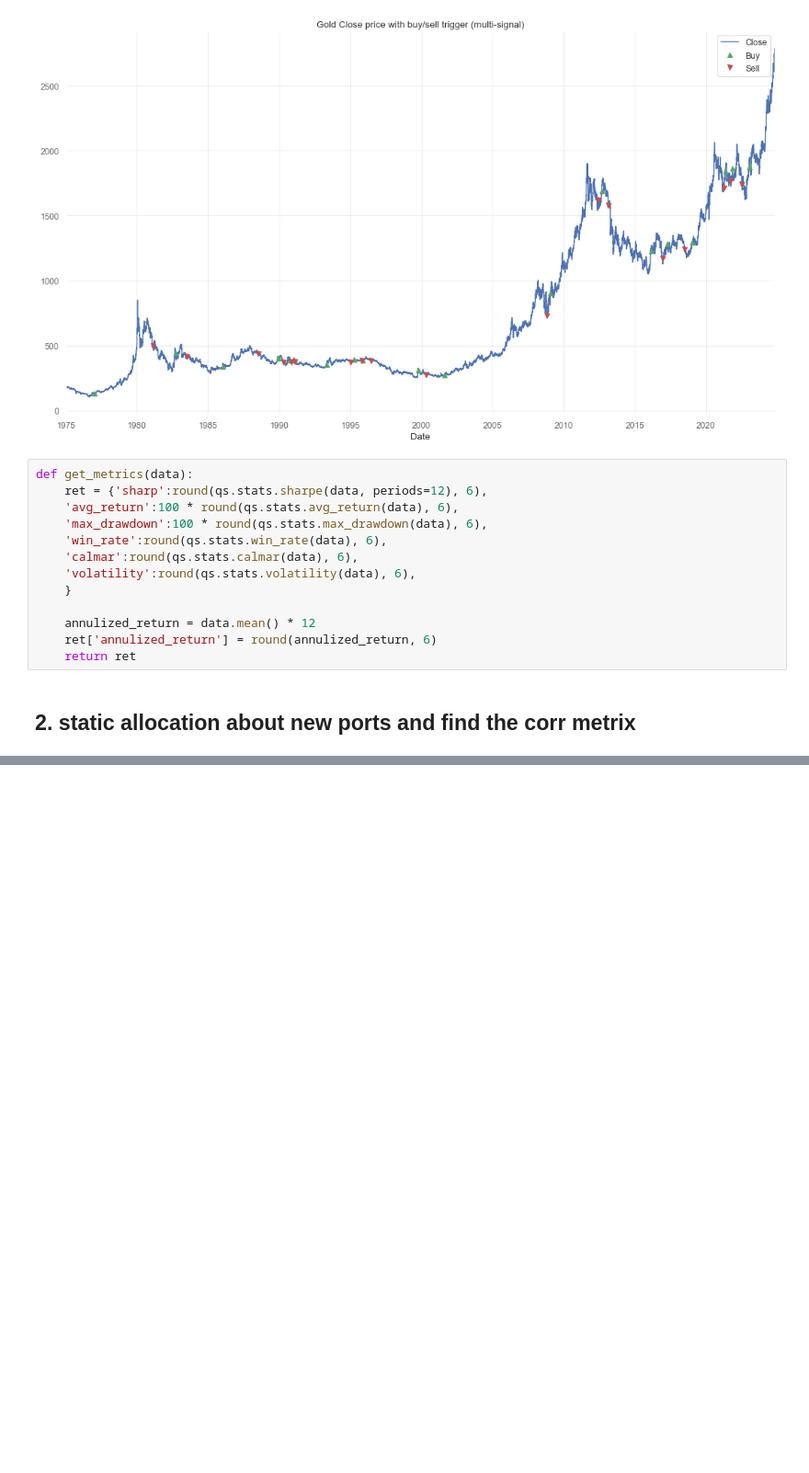
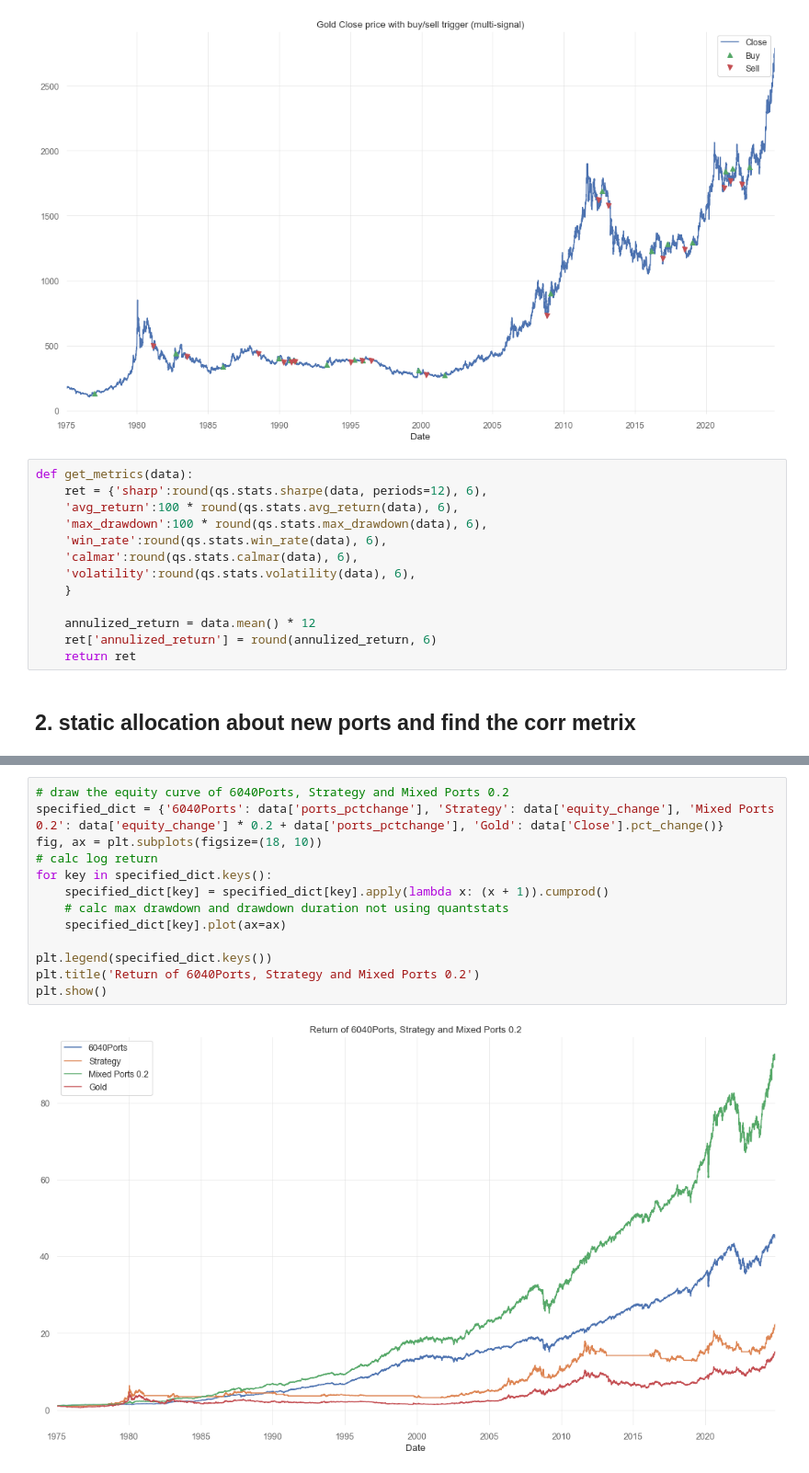
Before and after one commit to MarkAngeloMP/Low-Tide-Capital-Management, a Jupyter notebook: src/mixedanaylsis.ipynb, the cells around one changed output, grey strips where cells are left out. Shown: that part at 92% size. Drawn from its saved outputs; the diff is of its cells as text; blank space fills up the shorter version.

```diff
--- a/src/mixedanaylsis.ipynb
+++ b/src/mixedanaylsis.ipynb
@@ -96,3 +99,18 @@ metrics_df
+# %%
+# draw the equity curve of 6040Ports, Strategy and Mixed Ports 0.2
+specified_dict = {'6040Ports': data['ports_pctchange'], 'Strategy': data['equity_change'], 'Mixed Ports 0.2': data['equity_change'] * 0.2 + data['ports_pctchange'], 'Gold': data['Close'].pct_change()}
+fig, ax = plt.subplots(figsize=(18, 10))
+# calc log return
+for key in specified_dict.keys():
+    specified_dict[key] = specified_dict[key].apply(lambda x: (x + 1)).cumprod()
+    # calc max drawdown and drawdown duration not using quantstats
+    specified_dict[key].plot(ax=ax)
+
+plt.legend(specified_dict.keys())
+plt.title('Return of 6040Ports, Strategy and Mixed Ports 0.2')
+plt.show()
+# %% [output]
+[figure, added]
 # %%
 # plot the corrlation matrix
 corr = pd.DataFrame(port_dict).corr()
```
Also changed, not shown: parts of 7 cells of this notebook, 4 other files.
